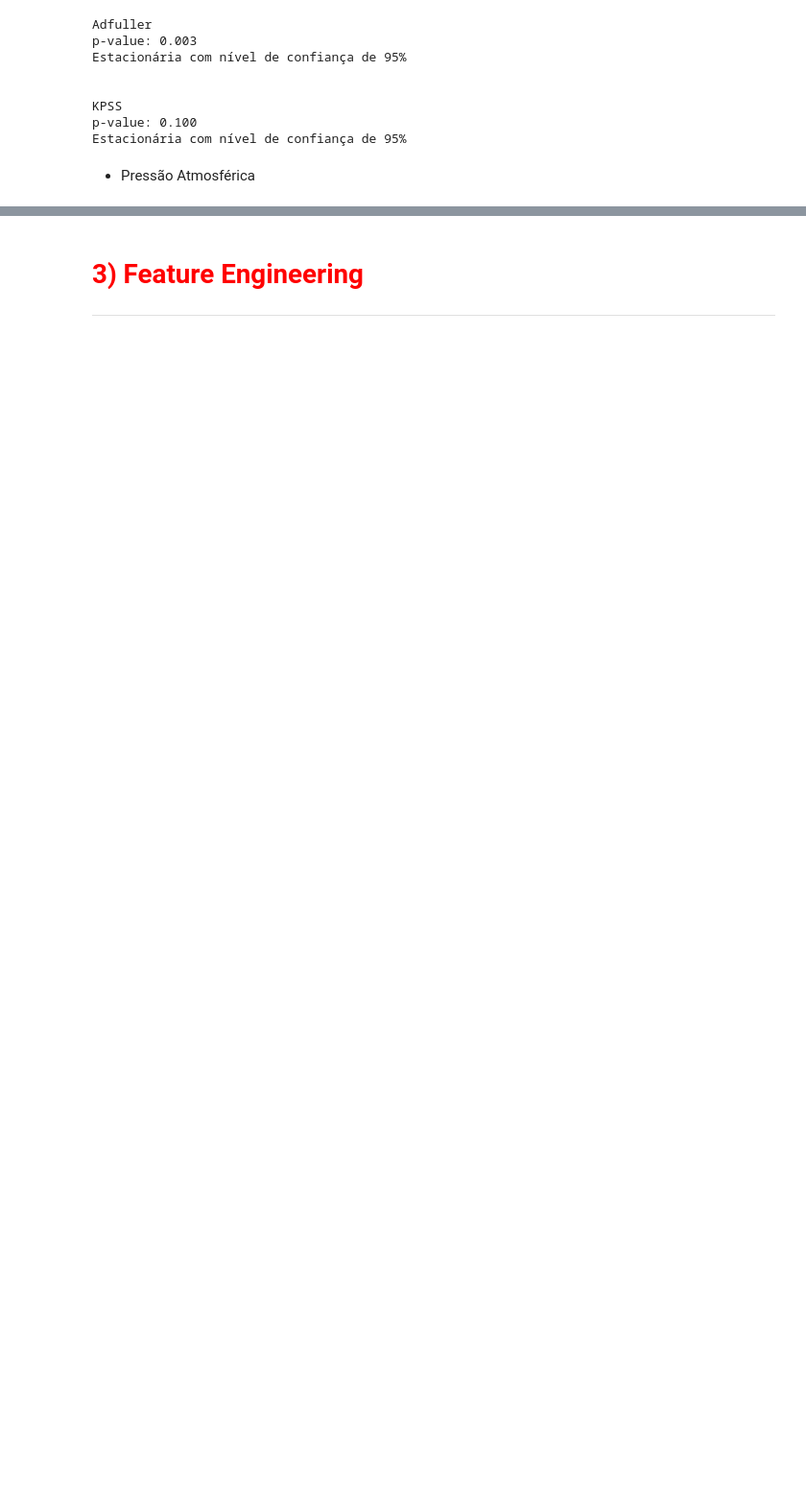
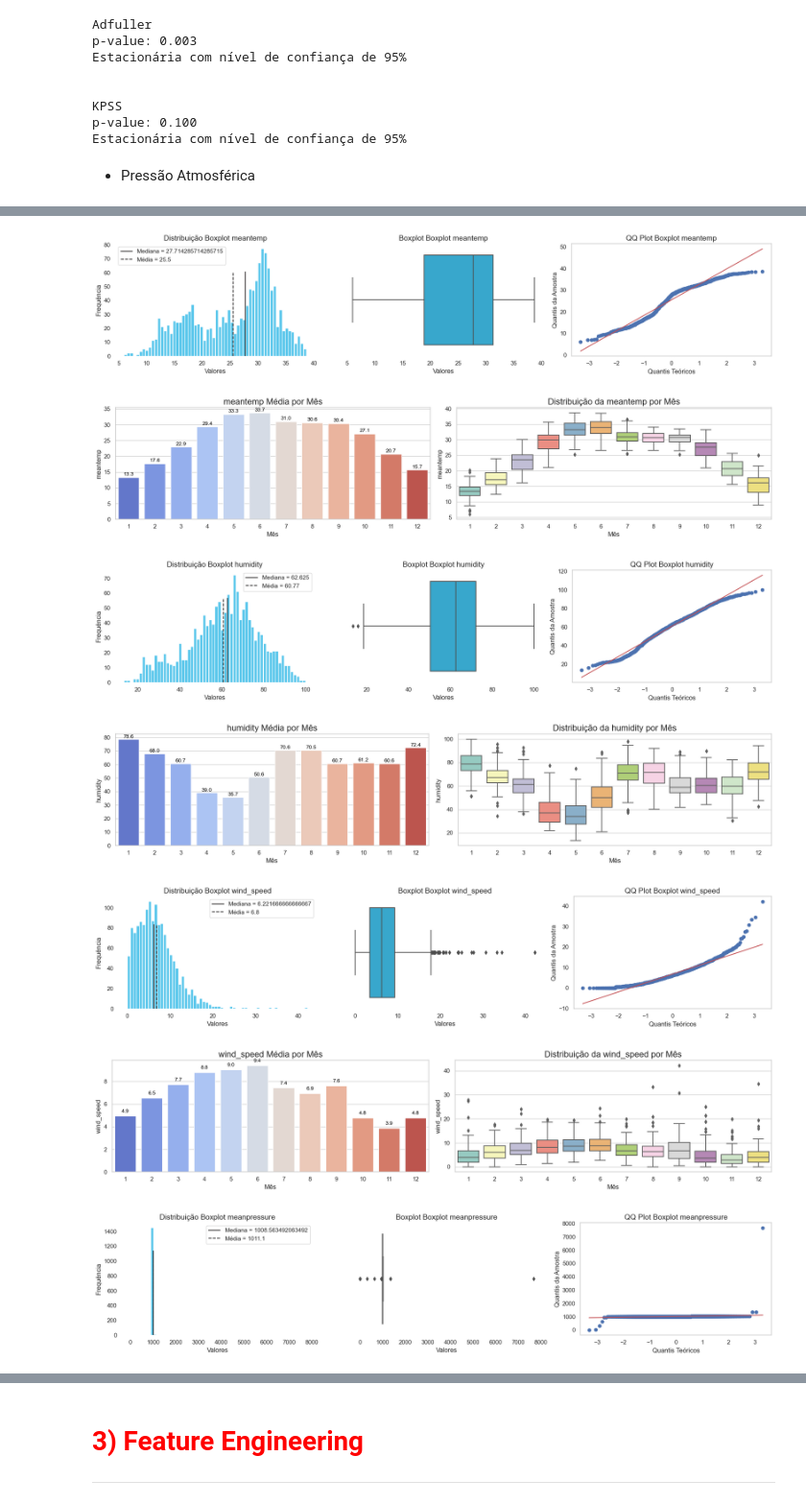
Before and after one commit to leonardovargas10/Modelo_Forecasting_Temperature-, a Jupyter notebook: Modelo_Forecasting.ipynb, the cells around one changed output, grey strips where cells are left out. Shown at 96% size. Drawn from its saved outputs; the diff is of its cells as text; code cells hidden in the pictures; blank space fills up the shorter version.

```diff
--- a/Modelo_Forecasting.ipynb
+++ b/Modelo_Forecasting.ipynb
@@ -517,0 +570,46 @@ Estacionária com nível de confiança de 95%
+# %%
+for col in list(df_climate_train.columns)[3:]:
+    plota_histograma_boxplot_qq(col, df_climate_train, f'Boxplot {col}')
+    monthly_avg = df_climate_train.groupby('month')[col].mean().reset_index()
+    # Criar os subplots
+    fig, axes = plt.subplots(1, 2, figsize=(18, 4))
+
+    # Gráfico 1: Média por Mês
+    sns.barplot(
+        data=monthly_avg,
+        x='month',
+        y=col,
+        palette='coolwarm',
+        ax=axes[0]  #
+    )
+    axes[0].set_title(f'{col} Média por Mês', fontsize=16)
+    axes[0].set_xlabel('Mês', fontsize=12)
+    axes[0].set_ylabel(f'{col}', fontsize=12)
+
+    for index, row in monthly_avg.iterrows():
+        axes[0].text(row.name, row[col] + 0.2, f"{row[col]:.1f}",
+                     ha='center', va='bottom', fontsize=10, color='black')
+
+    # Gráfico 2: Distribuição por Mês (Boxplot)
+    sns.boxplot(
+        data=df_climate_train,
+        x='month',
+        y=col,
+        palette='Set3',
+        ax=axes[1]  #
+    )
+    axes[1].set_title(f'Distribuição da {col} por Mês', fontsize=16)
+    axes[1].set_xlabel('Mês', fontsize=12)
+    axes[1].set_ylabel(f'{col}', fontsize=12)
+
+    # Layout final
+    plt.tight_layout()
+    plt.show()
+# %% [output]
+[figure, added]
+[figure, added]
+[figure, added]
+[figure, added]
+[figure, added]
+[figure, added]
+[figure, added]
```
Also changed, not shown: parts of 16 cells of this notebook.
